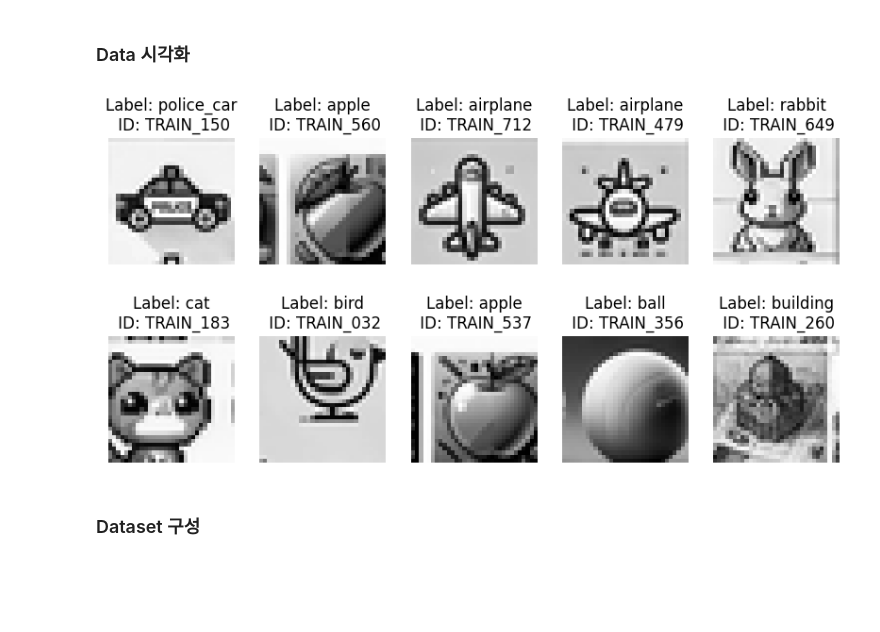
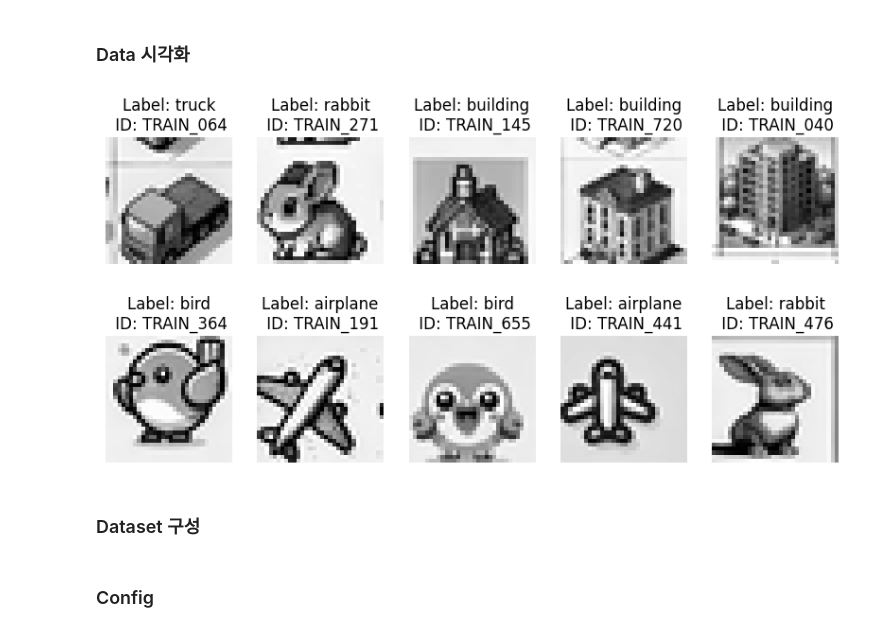
Before and after one commit to goodyoung/myMLstudy, a Jupyter notebook: Dacon/Icon/baseline.ipynb, the cells around one changed output. Cells and saved outputs as stored; diff of their text form; code cells hidden in the pictures; blank space fills up the shorter version.

Commit message:
Update: include config data

```diff
--- a/Dacon/Icon/baseline.ipynb
+++ b/Dacon/Icon/baseline.ipynb
@@ -9,19 +9,19 @@ test = pd.read_csv("open/test.csv")
 # %% [markdown]
 ### Data 시각화
 # %%
-random_indices = np.random.choice(len(df), 10, replace=False)
-samples = df.iloc[random_indices]
+random_indices = np.random.choice(len(train), 10, replace=False)
+samples = train.iloc[random_indices]
 
 fig, axes = plt.subplots(2, 5, figsize=(10, 5))
 for i, (idx, sample) in enumerate(samples.iterrows()):
     image = sample.iloc[2:].values.astype(np.uint8).reshape(32,32)
 
     row, col = divmod(i, 5)
     axes[row, col].imshow(image, cmap='gray')
     axes[row, col].set_title(f"Label: {sample['label']}\n ID: {sample['ID']}")
     axes[row, col].axis("off")
 # %% [output]
-[figure, old version]
+[figure, new version]
 # %% [markdown]
 ### Dataset 구성
 # %%
@@ -36,0 +40,2 @@ from transformers import ViTForImageClassification, ViTFeatureExtractor, Trainer
+# %% [markdown]
+### Config
```
Also changed, not shown: parts of 12 cells of this notebook.
